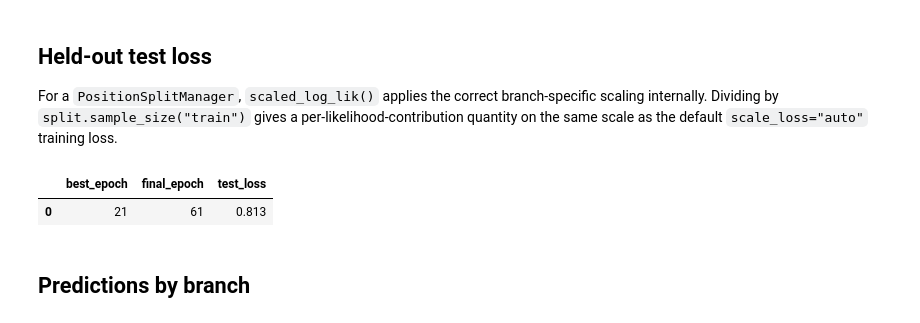
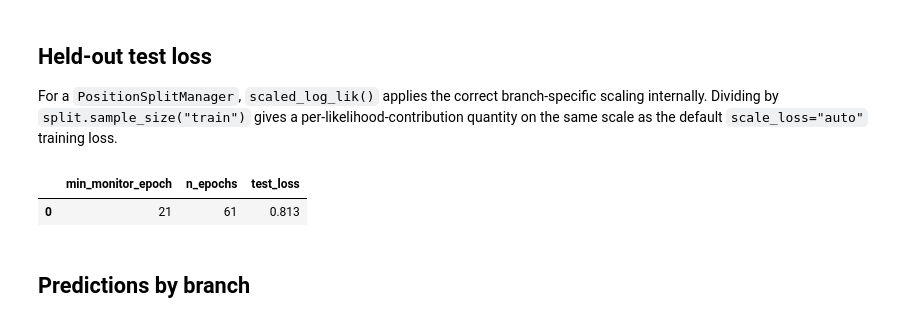
Before and after one commit to liesel-devs/liesel, a Jupyter notebook: docs/source/tutorials/notebooks/10-liesel-optim-advanced.ipynb, the cells around one changed output. Saved outputs shown, nothing was run; the diff lists cells and outputs as text; code cells hidden in the pictures.

```diff
--- a/docs/source/tutorials/notebooks/10-liesel-optim-advanced.ipynb
+++ b/docs/source/tutorials/notebooks/10-liesel-optim-advanced.ipynb
@@ -243,6 +243,7 @@ Passing the `PositionSplitManager` to `LieselOptim` makes the batching side use
 # %%
 engine = opt.LieselOptim(
     model,
+    loss_monitor="validation",
     split=split,
     batch_size=32,
     default_split_axis=0,
@@ -326,20 +328,20 @@ result.plot_params(
 
 For a `PositionSplitManager`, `scaled_log_lik()` applies the correct branch-specific scaling internally. Dividing by `split.sample_size("train")` gives a per-likelihood-contribution quantity on the same scale as the default `scale_loss="auto"` training loss.
 # %%
-test_state = model.update_state(result.best_position | split.test, model.state)
+test_state = model.update_state(result.position | split.test, model.state)
 test_loss = float(
     -split.scaled_log_lik(model, test_state, part="test") / split.sample_size("train")
 )
 
 pd.DataFrame(
     {
-        "best_epoch": [result.best_epoch],
-        "final_epoch": [result.final_epoch],
+        "min_monitor_epoch": [result.min_monitor_epoch],
+        "n_epochs": [result.n_epochs],
         "test_loss": [test_loss],
     }
 )
 # %% [output]
-|  | best_epoch | final_epoch | test_loss |
+|  | min_monitor_epoch | n_epochs | test_loss |
 | 0 | 21 | 61 | 0.813 |
 # %% [markdown]
 ## Predictions by branch
```
Also changed, not shown: parts of 4 cells of this notebook, 1 other file.
